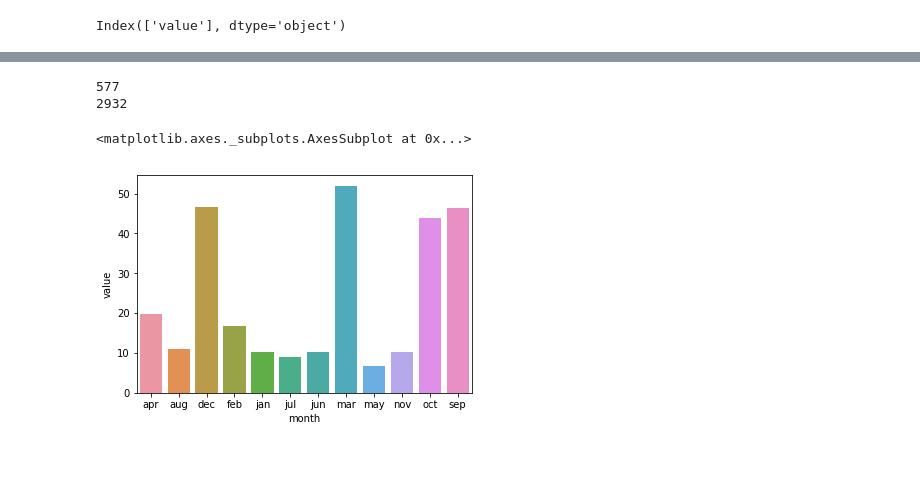
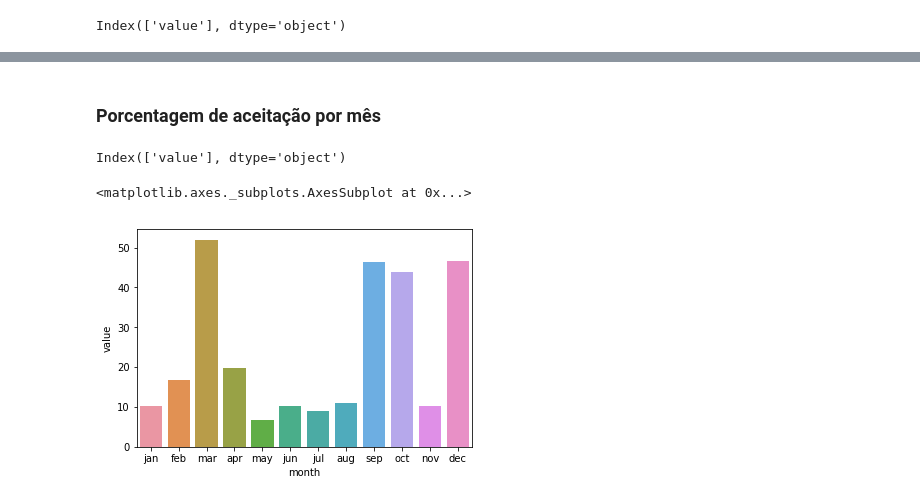
Before and after one commit to Aprendizado-de-Maquina-2018-2/classificacao, a Jupyter notebook: Ronyell-Teste.ipynb, the cells around one changed output, grey strips where cells are left out. Drawn from its saved outputs; the diff is of its cells as text; code cells hidden in the pictures; blank space fills up the shorter version.

```diff
--- a/Ronyell-Teste.ipynb
+++ b/Ronyell-Teste.ipynb
@@ -23,0 +19,3 @@ Index(['age', 'job', 'marital', 'education', 'default', 'balance', 'housing',
+# %%
+time_index = ['jan', 'feb', 'mar', 'apr', 'may', 'jun', 'jul', 'aug', 'sep', 'oct', 'nov', 'dec']
+bank.columns
@@ -43,13 +57,14 @@ Index(['value'], dtype='object')
+# %% [markdown]
+### Porcentagem de aceitação por mês
+# %%
+porcentagem_aceitaram = pd.DataFrame({'value': 100 * total_aceito_mes/total_pessoas_por_mes})
+porcentagem_aceitaram.columns
+# %% [output]
+Index(['value'], dtype='object')
 # %%
 porcentagem_aceitaram.reset_index(level=0, inplace=True)
 # %%
-porcentagem_aceitaram.columns
-
-
-
-sns.barplot(x='month', y='value' , data=porcentagem_aceitaram)
+sns.barplot(x='month', y='value' , data=porcentagem_aceitaram, order=time_index)
 # %% [output]
-577
-2932
+<matplotlib.axes._subplots.AxesSubplot at 0x...>
-<matplotlib.axes._subplots.AxesSubplot at 0x...>
-[figure, old version]
+[figure, new version]
```
Also changed, not shown: parts of 10 cells of this notebook.
